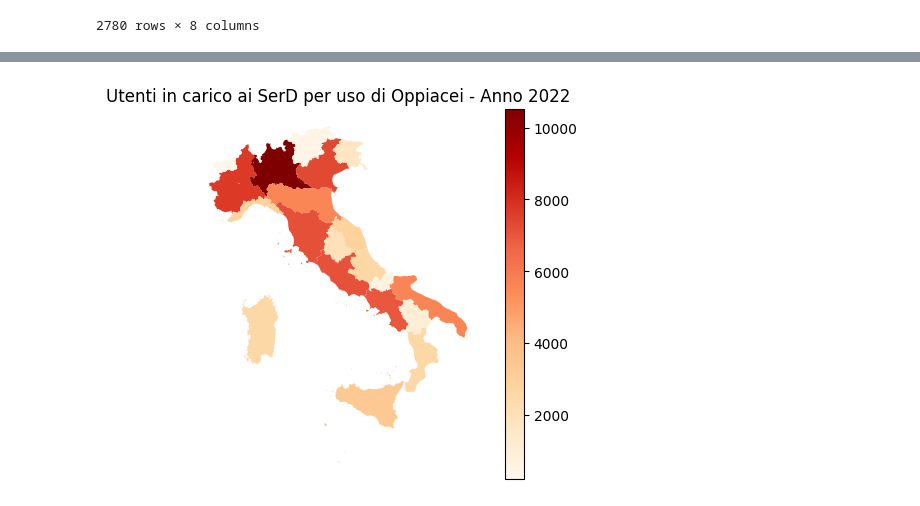
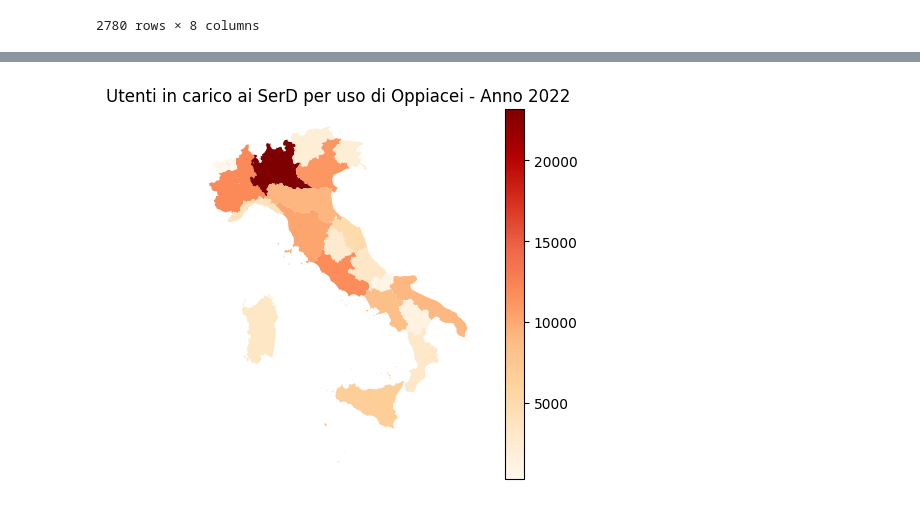
Before and after one commit to armandoschianodicola/italy-stats, a Jupyter notebook: 001/main.ipynb, the cells around one changed output, grey strips where cells are left out. Cells and saved outputs as stored; diff of their text form; code cells hidden in the pictures.

```diff
--- a/001/main.ipynb
+++ b/001/main.ipynb
@@ -160,0 +154,6 @@ df_agg_serd
+# %%
+df_oppiacei = df_oppiacei.rename(columns={"Utenti": "utenti_sum"})
+# %%
+df_oppiacei = df_oppiacei.merge(df_oppiacei_agg_serd, on="reg_name")
+# %%
+df_oppiacei["utenti_std"] = df_oppiacei["utenti_sum"] / df_oppiacei["serd_count"]
@@ -161,2 +180,2 @@ df_agg_serd
 # %%
-regions_df = regions_df.merge(df_agg)
+gdf_oppiacei = regions_df.merge(df_oppiacei)
@@ -194,10 +226,10 @@ regions_df[["reg_name", 'Utenti']].groupby("reg_name").sum().sort_values(by=['Ut
 # %%
-plot_oppiacei = regions_df.loc[regions_df["Categoria Sostanza"] == 'OPPIACEI', ].plot(
-    column="Utenti",
+plot_oppiacei = gdf_oppiacei.plot(
+    column="utenti_sum",
     legend=True,
     cmap='OrRd'
 );
 plt.title("Utenti in carico ai SerD per uso di Oppiacei - Anno 2022")
 plot_oppiacei.set_axis_off()
 # %% [output]
-[figure, old version]
+[figure, new version]
```
Also changed, not shown: parts of 20 cells of this notebook.
